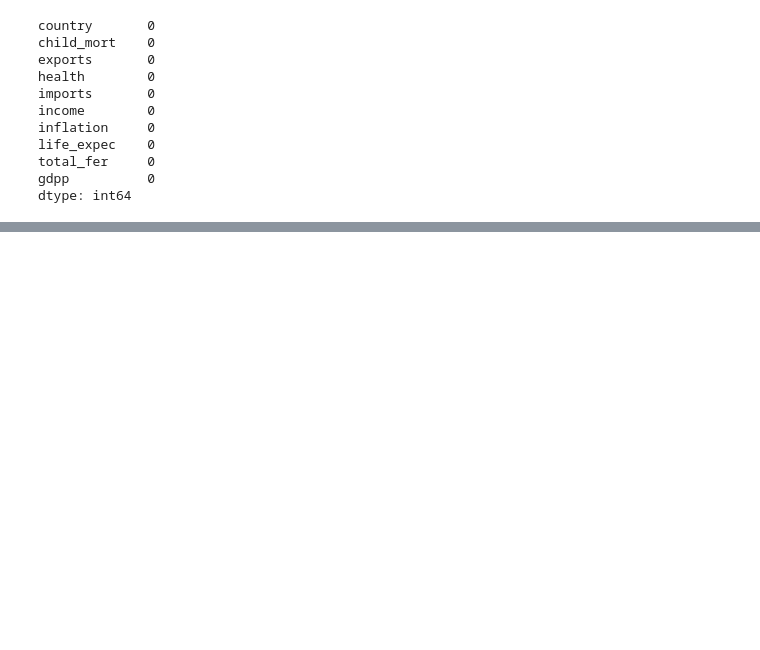
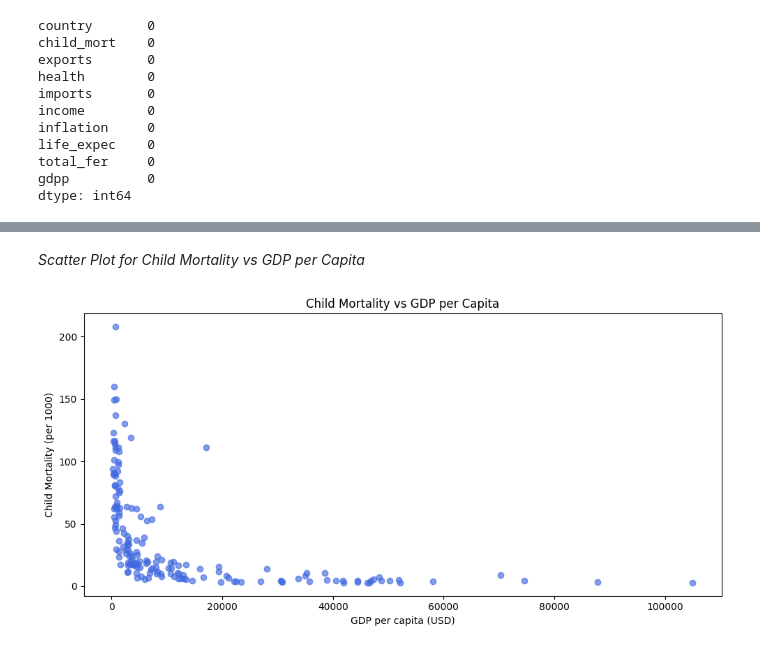
Before and after one commit to divyansharrma10/CEI_Assignments_Divyansh_Sharma_PIET, a Jupyter notebook: week3_Divyansh_Sharma_PIET.ipynb, the cells around one changed output, grey strips where cells are left out. Cells and saved outputs as stored; diff of their text form; code cells hidden in the pictures; blank space fills up the shorter version.

```diff
--- a/week3_Divyansh_Sharma_PIET.ipynb
+++ b/week3_Divyansh_Sharma_PIET.ipynb
@@ -98,0 +260,12 @@ np.int64(0)
+# %% [markdown]
+*Scatter Plot for Child Mortality vs GDP per Capita*
+# %%
+plt.figure(figsize=(10, 5))
+plt.scatter(df["gdpp"], df["child_mort"], alpha = 0.65, color = "royalblue")
+plt.xlabel("GDP per capita (USD)")
+plt.ylabel("Child Mortality (per 1000)")
+plt.title("Child Mortality vs GDP per Capita")
+plt.tight_layout()
+plt.show()
+# %% [output]
+[figure, added]
```
Also changed, not shown: parts of 70 cells of this notebook.
